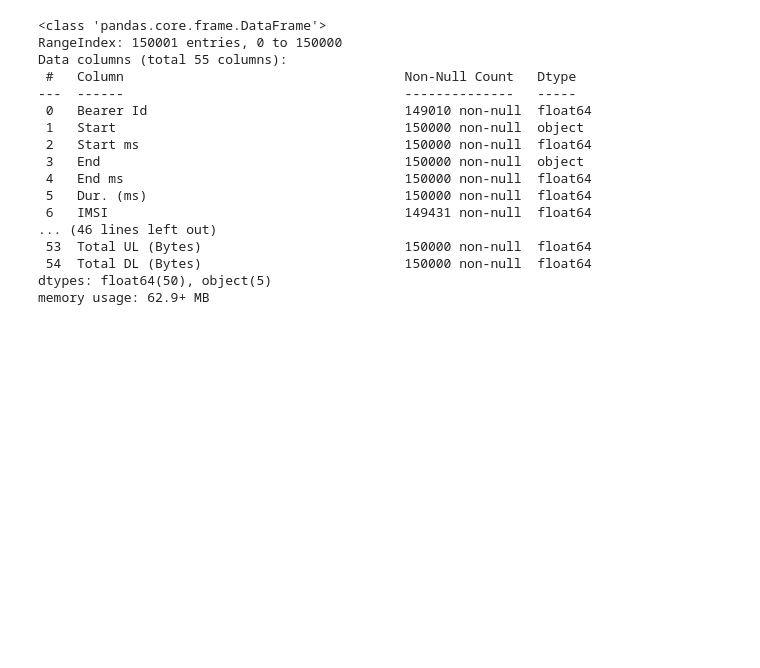
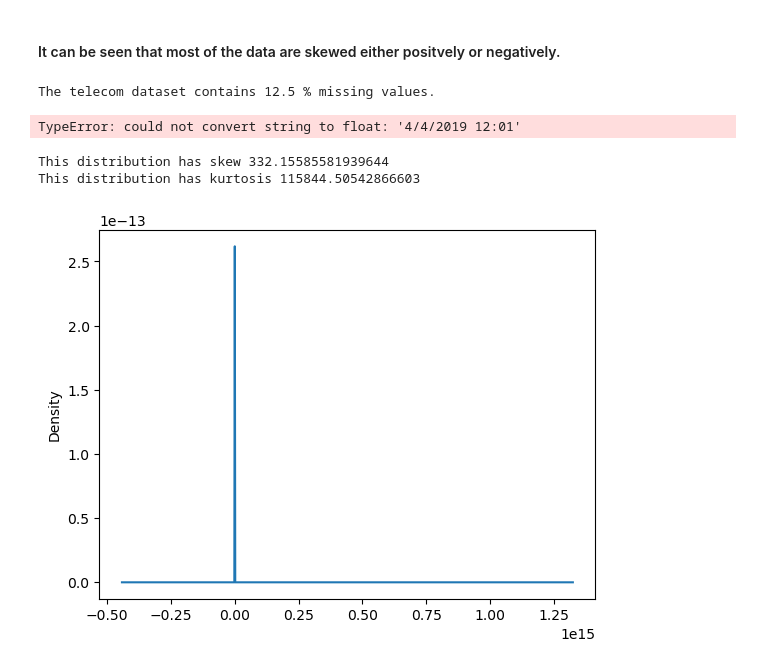
Before and after one commit to Basi10/Telecom-Data-Analysis, a Jupyter notebook: notebooks/preprocess.ipynb, the cells around one changed output. Cells and saved outputs as stored; diff of their text form; code cells hidden in the pictures; blank space fills up the shorter version.

```diff
--- a/notebooks/preprocess.ipynb
+++ b/notebooks/preprocess.ipynb
@@ -25,0 +149,2 @@ df = pd.read_sql(query, conn.connection)
+# %% [markdown]
+#### It can be seen that most of the data are skewed either positvely or negatively.
@@ -26,22 +153,18 @@ df = pd.read_sql(query, conn.connection)
+# %%
+percent_missing = overview.percent_missing(df)
+# %% [output]
+The telecom dataset contains 12.5 % missing values.
+# %%
+overview.get_skewness(df)
+# %% [output]
+TypeError: could not convert string to float: '4/4/2019 12:01'
+# %%
+df['MSISDN/Number'].plot(kind='density')
+print('This distribution has skew', df['MSISDN/Number'].skew())
+print('This distribution has kurtosis', df['MSISDN/Number'].kurt())
+# %% [output]
+This distribution has skew 332.15585581939644
+This distribution has kurtosis 115844.50542866603
+[figure, added]
 # %%
 preprocess = PreProcess(df)
-# %%
-df.info()
-# %% [output]
-<class 'pandas.core.frame.DataFrame'>
-RangeIndex: 150001 entries, 0 to 150000
-Data columns (total 55 columns):
- #   Column                                    Non-Null Count   Dtype
----  ------                                    --------------   -----
- 0   Bearer Id                                 149010 non-null  float64
- 1   Start                                     150000 non-null  object
- 2   Start ms                                  150000 non-null  float64
- 3   End                                       150000 non-null  object
- 4   End ms                                    150000 non-null  float64
- 5   Dur. (ms)                                 150000 non-null  float64
- 6   IMSI                                      149431 non-null  float64
-... (46 lines left out)
- 53  Total UL (Bytes)                          150000 non-null  float64
- 54  Total DL (Bytes)                          150000 non-null  float64
-dtypes: float64(50), object(5)
-memory usage: 62.9+ MB
```
Also changed, not shown: parts of 59 cells of this notebook.
